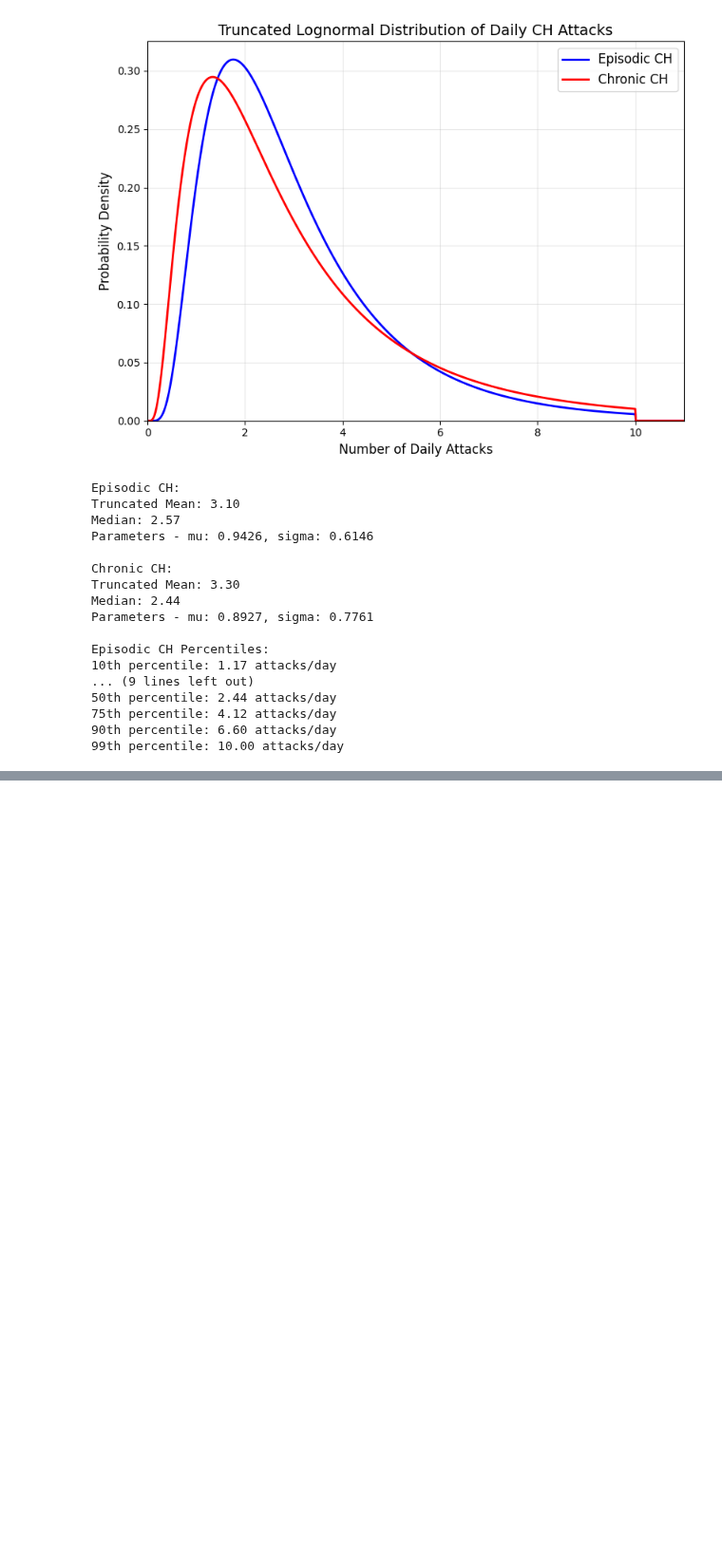
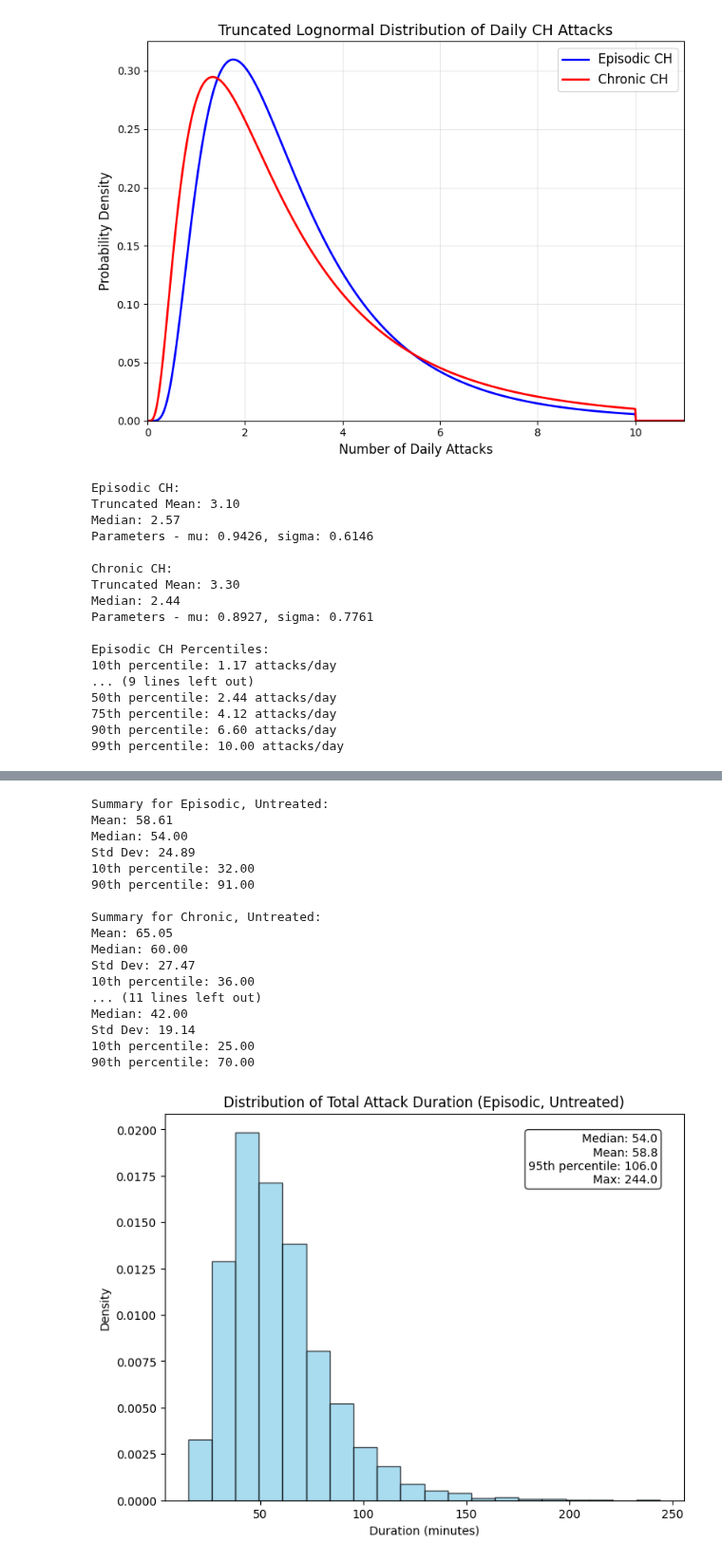
Before and after one commit to aph-research/cluster-headaches, a Jupyter notebook: Cluster headache full model.ipynb, the cells around one changed output, grey strips where cells are left out. Shown at 95% size. Cells and saved outputs as stored; diff of their text form; code cells hidden in the pictures; blank space fills up the shorter version.

```diff
--- a/Cluster headache full model.ipynb
+++ b/Cluster headache full model.ipynb
@@ -548,0 +433,78 @@ Median: 185.50
+# %%
+def generate_attack_duration(is_chronic=False, treated=False, mu=4.0, sigma=0.4):
+    # Adjust parameters based on chronic/episodic status
+    if is_chronic:
+        mu += 0.1  # Slightly longer attacks for chronic sufferers
+
+    duration = lognorm.rvs(s=sigma, scale=np.exp(mu))
+
+    if treated:
+        #treatment_effect = np.random.normal(0.7, 0.05)  # Random effect centered at 0.7
+        treatment_effect = 0.7 # Constant 30% reduction for treated attacks
+        duration *= treatment_effect
+
+    duration = int(np.clip(duration, 15, 360))
+    return duration
+
+# Calculate and print summary statistics
+def print_summary_stats(is_chronic, treated, n=10000):
+    durations = [generate_attack_duration(is_chronic, treated) for _ in range(n)]
+    print(f"\nSummary for {'Chronic' if is_chronic else 'Episodic'}, {'Treated' if treated else 'Untreated'}:")
+    print(f"Mean: {np.mean(durations):.2f}")
+    print(f"Median: {np.median(durations):.2f}")
+    print(f"Std Dev: {np.std(durations):.2f}")
+    print(f"10th percentile: {np.percentile(durations, 10):.2f}")
+    print(f"90th percentile: {np.percentile(durations, 90):.2f}")
+
+print_summary_stats(is_chronic=False, treated=False)
+print_summary_stats(is_chronic=True, treated=False)
+print_summary_stats(is_chronic=False, treated=True)
+print_summary_stats(is_chronic=True, treated=True)
+
+# Generate sample data
+samples = [generate_attack_duration(is_chronic=False, treated=False) for _ in range(10000)]
+
+# Create plot
+plt.figure(figsize=(8, 6))
+plt.hist(samples, bins=20, density=True, alpha=0.7, color='skyblue', edgecolor='black')
+plt.title('Distribution of Total Attack Duration (Episodic, Untreated)')
+plt.xlabel('Duration (minutes)')
+plt.ylabel('Density')
+
+# Add some statistics to the plot
+minimum_duration = np.min(samples)
+median_duration = np.median(samples)
+mean_duration = np.mean(samples)
+percentile_95 = np.percentile(samples, 95)
+max_duration = max(samples)
+
+stats_text = f'Median: {median_duration:.1f}\nMean: {mean_duration:.1f}\n95th percentile: {percentile_95:.1f}\nMax: {max_duration:.1f}'
+plt.text(0.95, 0.95, stats_text, transform=plt.gca().transAxes, verticalalignment='top', horizontalalignment='right', bbox=dict(boxstyle='round', facecolor='white', alpha=0.8))
+
+plt.show()
+
+# Print statistics
+print(f"Minimum duration: {minimum_duration:.1f} minutes")
+print(f"Median duration: {median_duration:.1f} minutes")
+print(f"Mean duration: {mean_duration:.1f} minutes")
+print(f"95th percentile duration: {percentile_95:.1f} minutes")
+print(f"Maximum duration: {max_duration:.1f} minutes")
+# %% [output]
+Summary for Episodic, Untreated:
+Mean: 58.61
+Median: 54.00
+Std Dev: 24.89
+10th percentile: 32.00
+90th percentile: 91.00
+
+Summary for Chronic, Untreated:
+Mean: 65.05
+Median: 60.00
+Std Dev: 27.47
+10th percentile: 36.00
+... (11 lines left out)
+Median: 42.00
+Std Dev: 19.14
+10th percentile: 25.00
+90th percentile: 70.00
+[figure, added]
```
Also changed, not shown: parts of 11 cells of this notebook.
